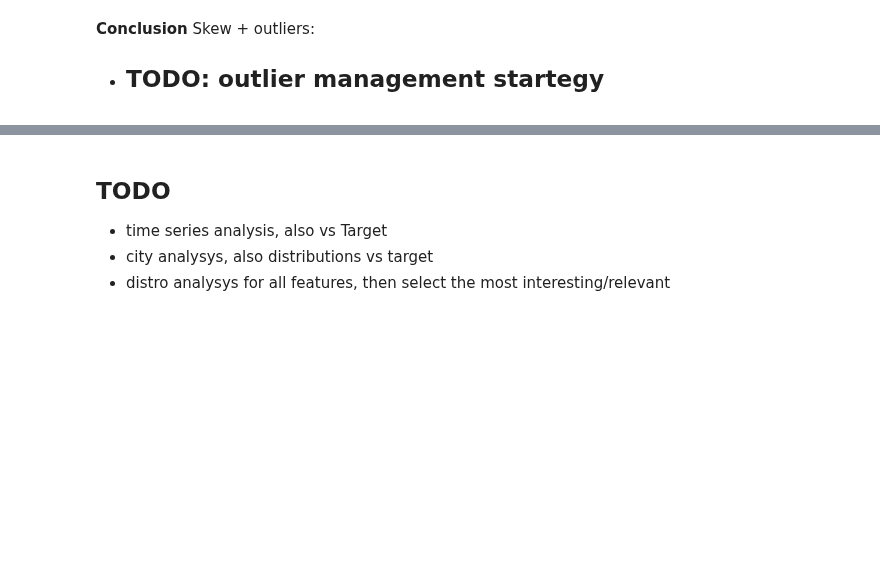
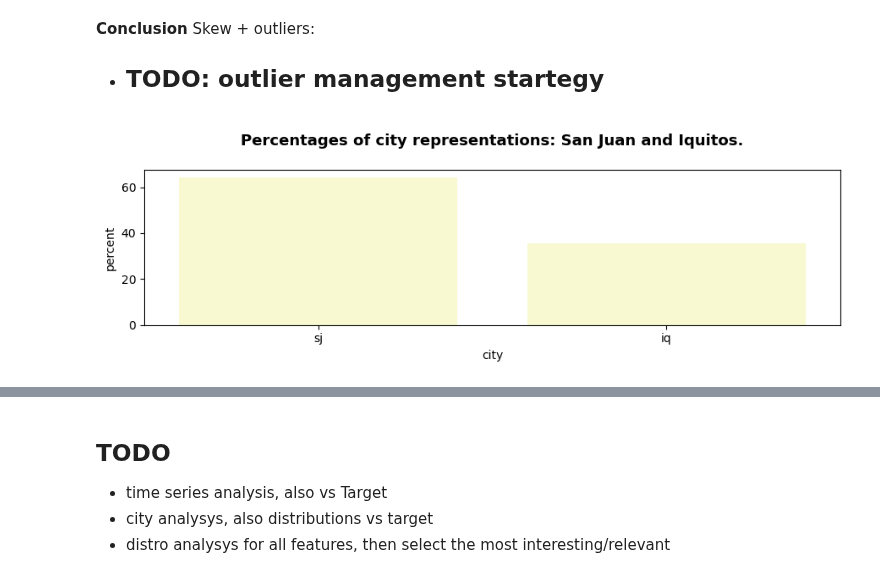
Before and after one commit to ButrosV/dengue-transfer-learn, a Jupyter notebook: notebooks/01_eda_dengue.ipynb, the cells around one changed output, grey strips where cells are left out. Drawn from its saved outputs; the diff is of its cells as text; code cells hidden in the pictures; blank space fills up the shorter version.

```diff
--- a/notebooks/01_eda_dengue.ipynb
+++ b/notebooks/01_eda_dengue.ipynb
@@ -364,3 +367,13 @@ display_distributions(df_labels_raw, features=[TARGET], title_prefix="Target")
 # %% [markdown]
 **Conclusion** Skew + outliers:
 - ## TODO: outlier management startegy
+# %%
+plt.figure(figsize=(9, 3))  # df_train_raw.shape[1]
+sns.countplot(data=df_train_raw, x="city", color=random_color(),
+             stat="percent"
+             )
+plt.title("Percentages of city representations: San Juan and Iquitos.\n",
+          fontsize=13, fontweight='bold')
+plt.tight_layout();
+# %% [output]
+[figure, added]
```
Also changed, not shown: parts of 6 cells of this notebook.
